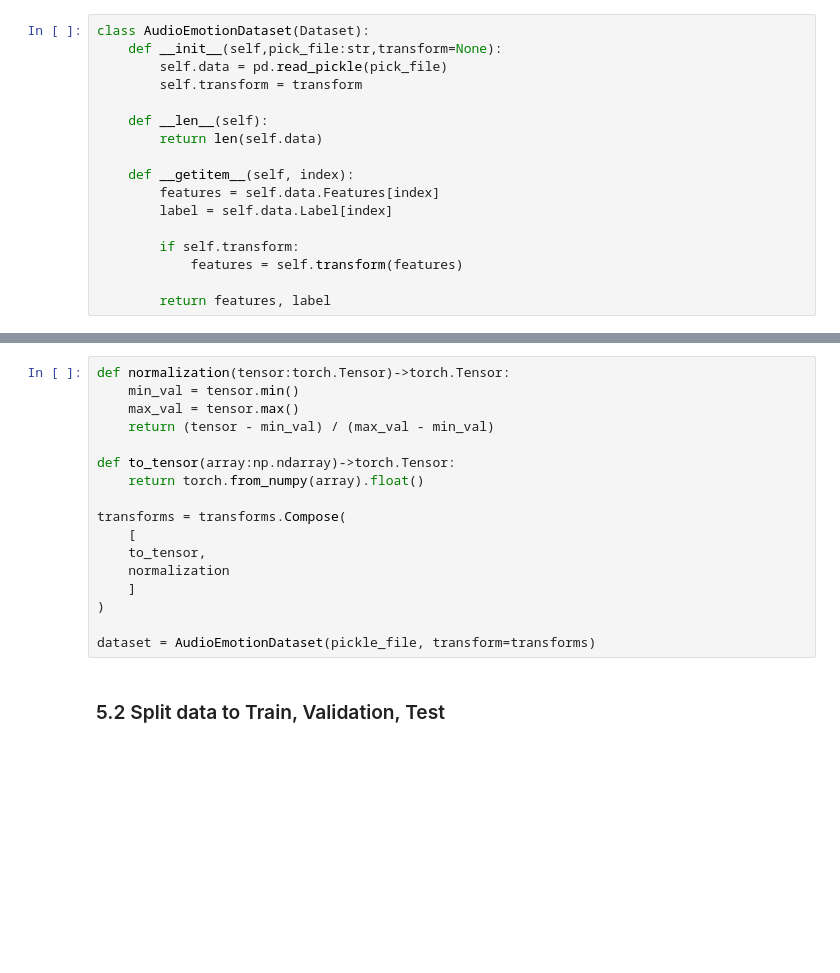
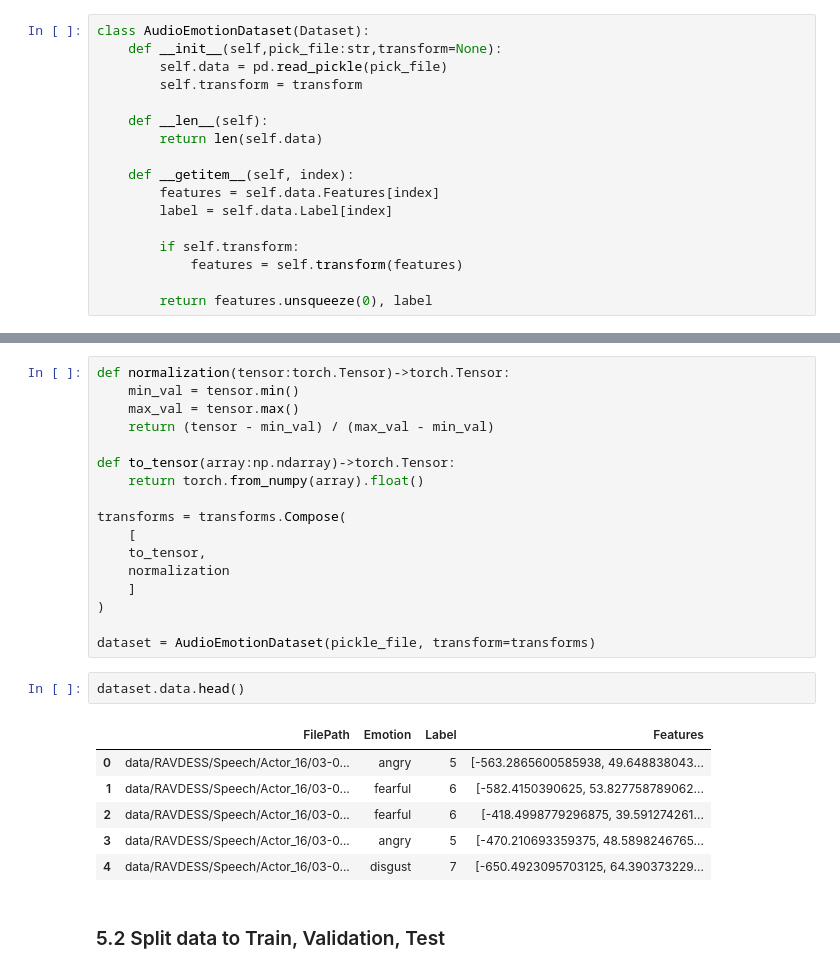
Before and after one commit to EmadBahreini/Audio-Emotion-Recognition, a Jupyter notebook: main.ipynb, the cells around one changed output, grey strips where cells are left out. Drawn from its saved outputs; the diff is of its cells as text; blank space fills up the shorter version.

```diff
--- a/main.ipynb
+++ b/main.ipynb
@@ -392,7 +406,7 @@ class AudioEmotionDataset(Dataset):
         if self.transform:
             features = self.transform(features)
 
-        return features, label
+        return features.unsqueeze(0), label
 # %% [markdown]
 #### 5.1.2 Normalization & transform function
 # %%
@@ -412,6 +426,15 @@ transforms = transforms.Compose(
 )
 
 dataset = AudioEmotionDataset(pickle_file, transform=transforms)
+# %%
+dataset.data.head()
+# %% [output]
+|  | FilePath | Emotion | Label | Features |
+| 0 | data/RAVDESS/Speech/Actor_16/03-0... | angry | 5 | [-563.2865600585938, 49.648838043... |
+| 1 | data/RAVDESS/Speech/Actor_16/03-0... | fearful | 6 | [-582.4150390625, 53.827758789062... |
+| 2 | data/RAVDESS/Speech/Actor_16/03-0... | fearful | 6 | [-418.4998779296875, 39.591274261... |
+| 3 | data/RAVDESS/Speech/Actor_16/03-0... | angry | 5 | [-470.210693359375, 48.5898246765... |
+| 4 | data/RAVDESS/Speech/Actor_16/03-0... | disgust | 7 | [-650.4923095703125, 64.390373229... |
 # %% [markdown]
 ### 5.2 Split data to Train, Validation, Test
 # %%
```
Also changed, not shown: parts of 8 cells of this notebook.
